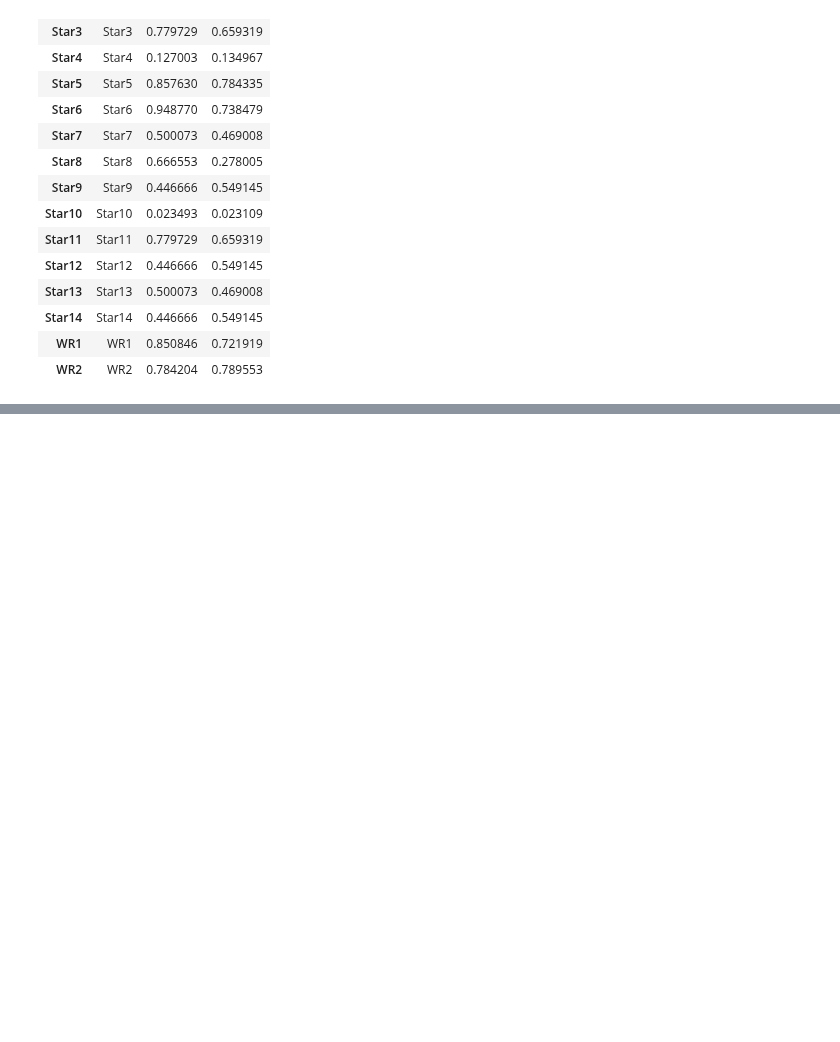
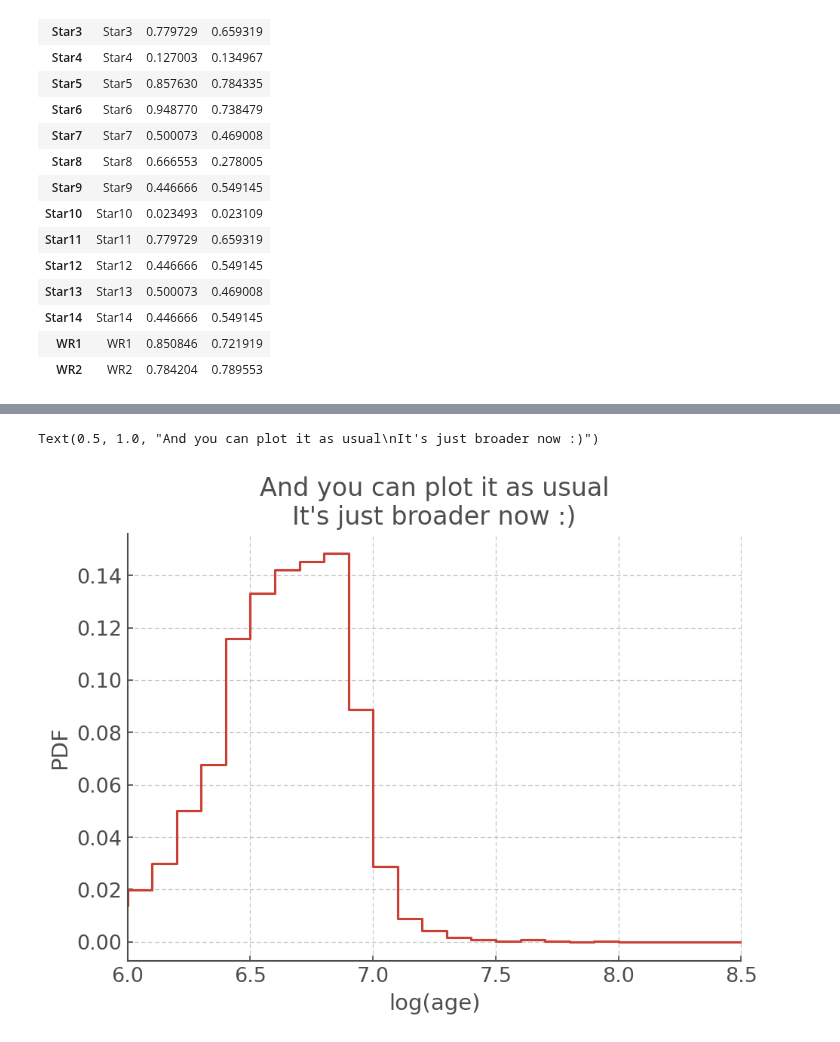
Before and after one commit to HeloiseS/hoki_tutorials, a Jupyter notebook: AgeWizard.ipynb, the cells around one changed output, grey strips where cells are left out. Saved outputs shown, nothing was run; the diff lists cells and outputs as text; code cells hidden in the pictures; blank space fills up the shorter version.

Commit message:
fix AgeWizard merge

```diff
--- a/AgeWizard.ipynb
+++ b/AgeWizard.ipynb
@@ -350,0 +387,7 @@ I hope you found this tutorial useful. If you encountered any problems, or would
+# %%
+stars_SYM = pd.DataFrame.from_dict({'name': np.array(['118-1', '118-2', '118-3', '118-4']),
+                                    'logL': np.array([5.0, 5.1, 4.9, 5.9]),
+                                    'logL_err': np.array([0.1, 0.2, 0.1, 0.1]),
+                                    'logT': np.array([4.48, 4.45, 4.46, 4.47]),
+                                    'logT_err': np.array([0.1, 0.2, 0.1, 0.1]),
+                                    })
@@ -350,0 +403,3 @@ I hope you found this tutorial useful. If you encountered any problems, or would
+# %%
+errwiz = AgeWizard(stars_SYM, model='./data/hrs-bin-imf135_300.z006.dat', nsamples=200)
+errwiz.calculate_sample_pdf()
@@ -350,0 +415,9 @@ I hope you found this tutorial useful. If you encountered any problems, or would
+# %%
+plt.step(errwiz.t, errwiz.sample_pdf.pdf)
+plt.xlabel('log(age)')
+plt.ylabel('PDF')
+plt.xlim([6,8.5])
+plt.title("And you can plot it as usual\nIt's just broader now :)")
+# %% [output]
+Text(0.5, 1.0, "And you can plot it as usual\nIt's just broader now :)")
+[figure, added]
```
Also changed, not shown: parts of 28 cells of this notebook.
